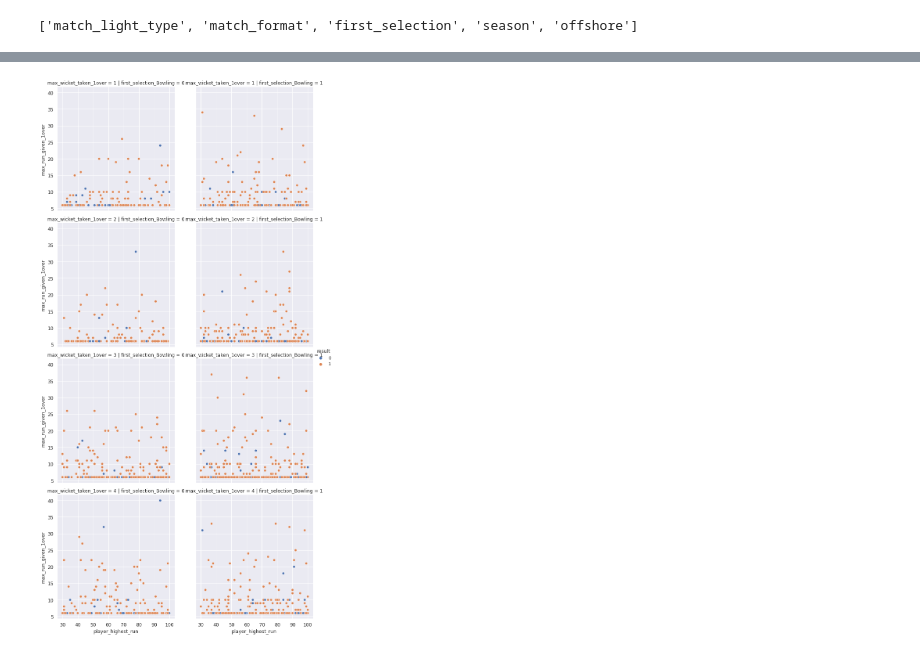
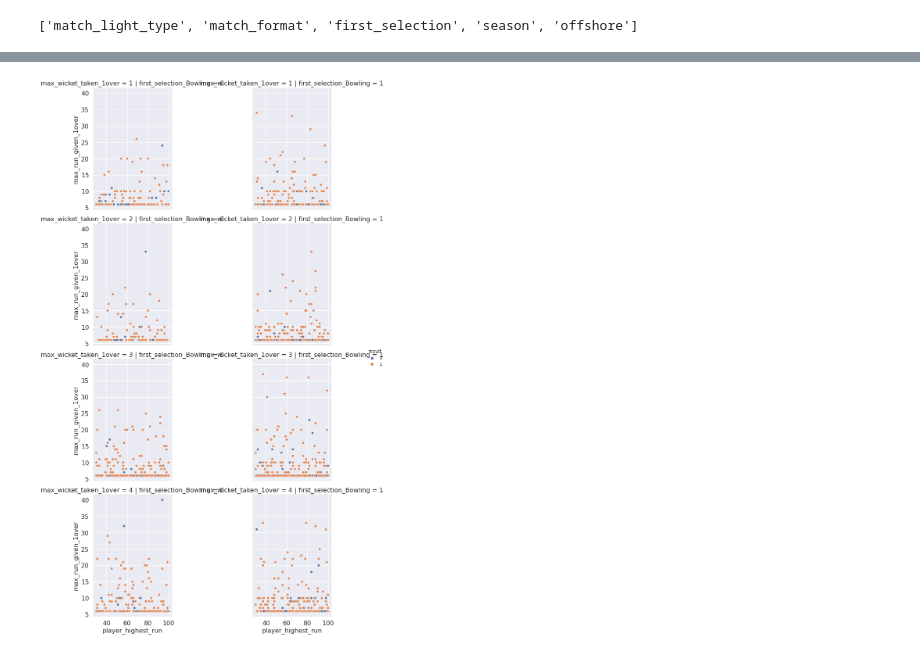
Before and after one commit to snikhil17/mlzoomcamp, a Jupyter notebook: Mid-Term Project/Sports_Data_Analysis.ipynb, the cells around one changed output, grey strips where cells are left out. Drawn from its saved outputs; the diff is of its cells as text; code cells hidden in the pictures.

```diff
--- a/Mid-Term Project/Sports_Data_Analysis.ipynb
+++ b/Mid-Term Project/Sports_Data_Analysis.ipynb
@@ -349,0 +389,2 @@ Observations:
+# %%
+df_maindata.drop(['audience_number', 'extra_bowls_bowled'], axis = 1, inplace=True)
@@ -349,0 +443,3 @@ Observations:
+# %%
+percentiles = df_maindata['avg_team_age'].quantile([0.01, 0.99]).values
+df_maindata['avg_team_age'] = np.clip(df_maindata['avg_team_age'], percentiles[0], percentiles[1])
@@ -349,0 +452,6 @@ Observations:
+# %%
+for col in df_maindata.columns:
+  plt.figure(figsize = (12,5))
+  if df_maindata[col].dtype != 'object':
+    sns.boxplot(df_maindata[col])
+    plt.show()
@@ -396,7 +517,7 @@ ohe_list
 ['match_light_type', 'match_format', 'first_selection', 'season', 'offshore']
 # %%
 for col in ohe_list:
-  dummies = pd.get_dummies(df_maindata[col], prefix=col, drop_first=True)
+  dummies = pd.get_dummies(df_maindata[col], prefix=col)
   df_maindata[dummies.columns] = dummies
 # %%
 df_maindata.drop(ohe_list, axis = 1, inplace=True )
@@ -430,8 +531,6 @@ Name: 803, dtype: object
 # %%
-
-
-sns.set(rc={'xtick.labelsize':12,'ytick.labelsize':12,'axes.labelsize':12})
+sns.set(rc={'xtick.labelsize':16,'ytick.labelsize':16,'axes.labelsize':16})
 sns.relplot(x="player_highest_run", y="max_run_given_1over",col="first_selection_Bowling", row="max_wicket_taken_1over", hue='result',  data=df_maindata)
 plt.show()
 # %% [output]
-[figure, old version]
+[figure, new version]
```
Also changed, not shown: parts of 54 cells of this notebook.
